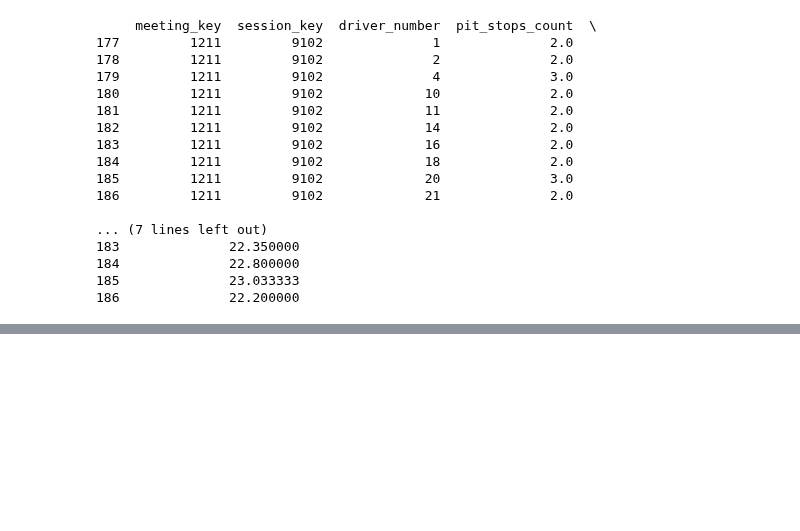
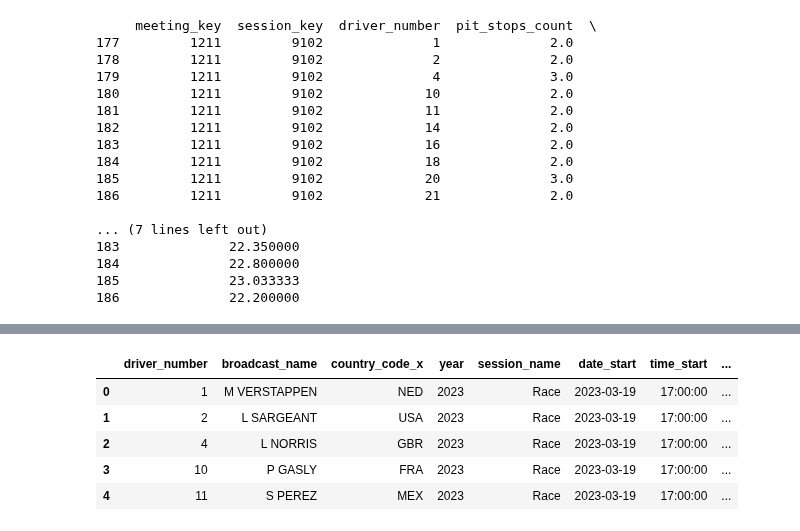
Before and after one commit to szylvvia/f1_races_progress_predict, a Jupyter notebook: openf1_api_dataset.ipynb, the cells around one changed output, grey strips where cells are left out. Drawn from its saved outputs; the diff is of its cells as text; code cells hidden in the pictures; blank space fills up the shorter version.

Commit message:
feat: seprate data and model to orher files, add starting position, quali and some improvments

```diff
--- a/openf1_api_dataset.ipynb
+++ b/openf1_api_dataset.ipynb
@@ -1046,3 +1055,10 @@ df_starting_positions.head()
 | 135 | 7953 | 16 | 3 | 2023-03-05 | 14:01:06.787000 | 1141 | Race | 2023 | Sakhir | ... |
 | 136 | 7953 | 55 | 4 | 2023-03-05 | 14:01:06.787000 | 1141 | Race | 2023 | Sakhir | ... |
 | 137 | 7953 | 14 | 5 | 2023-03-05 | 14:01:06.787000 | 1141 | Race | 2023 | Sakhir | ... |
+# %%
+# Dodanie pozycji startowej z wyścigu i kwalifikacji do df_final
+race_starting = starting_position_df[starting_position_df['session_name'] == 'Race'][['meeting_key', 'driver_number', 'position']].rename(columns={'position': 'starting_position'})
+qualifying_starting = starting_position_df[starting_position_df['session_name'] == 'Qualifying'][['meeting_key', 'driver_number', 'position']].rename(columns={'position': 'qualifying_position'})
+df_final = df_final.merge(race_starting, on=['meeting_key', 'driver_number'], how='left')
+df_final = df_final.merge(qualifying_starting, on=['meeting_key', 'driver_number'], how='left')
+df_final.head()
@@ -1277,7 +1283,22 @@ df_copy.head()
 # %%
-features_to_drop = ['driver_number', 'broadcast_name', 'full_name', 'first_name', 'last_name',
+features_to_drop = [ 'full_name', 'first_name', 'last_name',
                     'name_acronym', 'team_name', 'meeting_key', 'session_key', 'location', 'country_name',
-                    'country_code_y', 'circuit_short_name', 'final_position', 'position_category']
+                    'country_code_y', 'circuit_short_name', 'final_position', 'position_category','session_type']
+
+#mozna usunac session tyype... bo w modelku niczego to nie zmiana bo wszytskie taka maja
+#ale bedzie potrzeba ogolem
 # %%
 X = df_copy.drop(columns=features_to_drop)
 y = df_copy['position_category']
+
+data = X.copy()
+data['position_category'] = y
+
+data.head()
+# %% [output]
+|  | driver_number | broadcast_name | country_code_x | year | session_name | date_start | time_start | ... |
+| 0 | 1 | M VERSTAPPEN | NED | 2023 | Race | 2023-03-19 | 17:00:00 | ... |
+| 1 | 2 | L SARGEANT | USA | 2023 | Race | 2023-03-19 | 17:00:00 | ... |
+| 2 | 4 | L NORRIS | GBR | 2023 | Race | 2023-03-19 | 17:00:00 | ... |
+| 3 | 10 | P GASLY | FRA | 2023 | Race | 2023-03-19 | 17:00:00 | ... |
+| 4 | 11 | S PEREZ | MEX | 2023 | Race | 2023-03-19 | 17:00:00 | ... |
```
Also changed, not shown: parts of 39 cells of this notebook, 3 other files.
